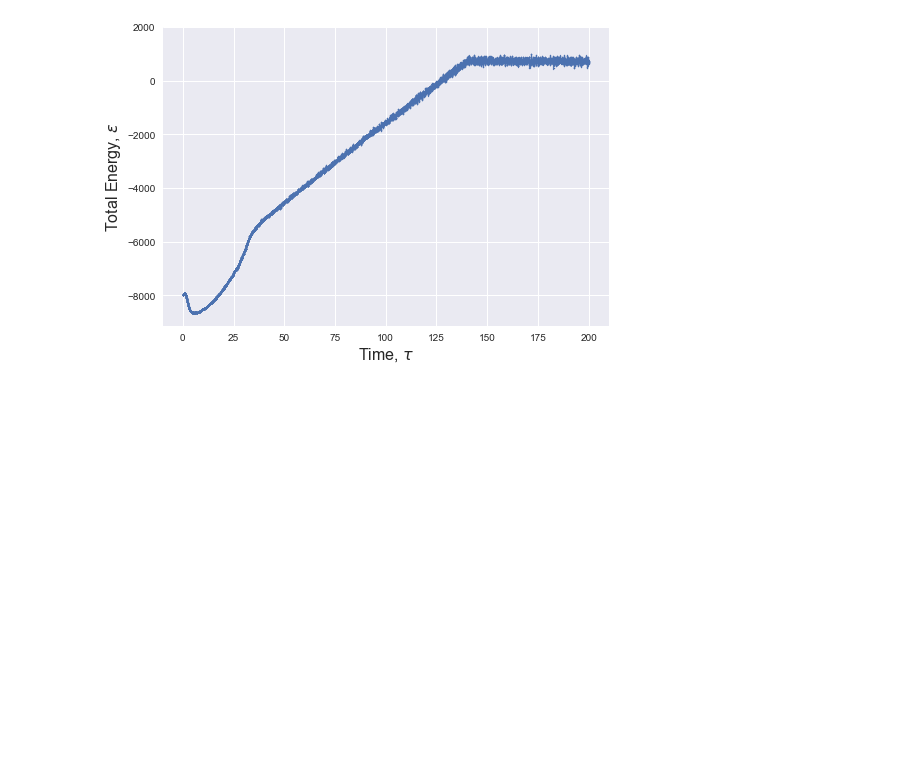
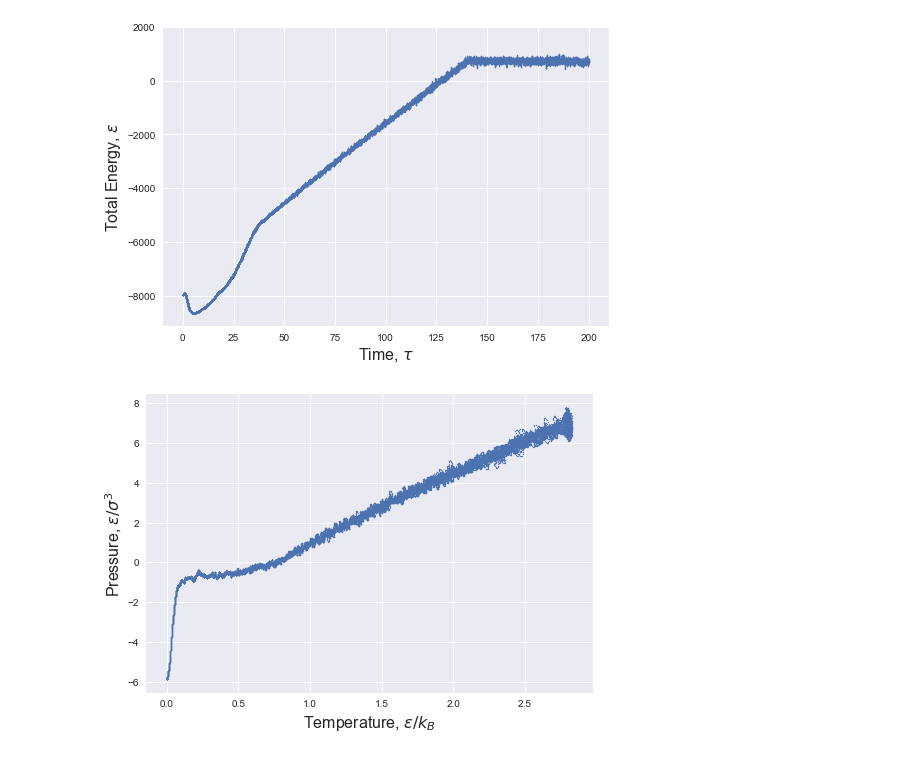
Before and after one commit to AlbertFarkhutdinov/molecular_dynamics, a Jupyter notebook: notebooks/system_parameters.ipynb, the cells around one changed output. Saved outputs shown, nothing was run; the diff lists cells and outputs as text; code cells hidden in the pictures; blank space fills up the shorter version.

Commit message:
research of pressure calculation

```diff
--- a/notebooks/system_parameters.ipynb
+++ b/notebooks/system_parameters.ipynb
@@ -119,3 +119,13 @@ plt.ylabel(r'Total Energy, $\epsilon$', fontsize=16);
 plt.ylim(top=2000);
 # %% [output]
 [figure]
+# %%
+plt.scatter(
+    system_parameters['temperature'],
+    system_parameters['pressure'],
+    s=1,
+);
+plt.xlabel(r'Temperature, $\epsilon / k_B$', fontsize=16);
+plt.ylabel(r'Pressure, $\epsilon / \sigma^3 $', fontsize=16);
+# %% [output]
+[figure, added]
```
Also changed, not shown: parts of 4 cells of this notebook, 53 other files.
